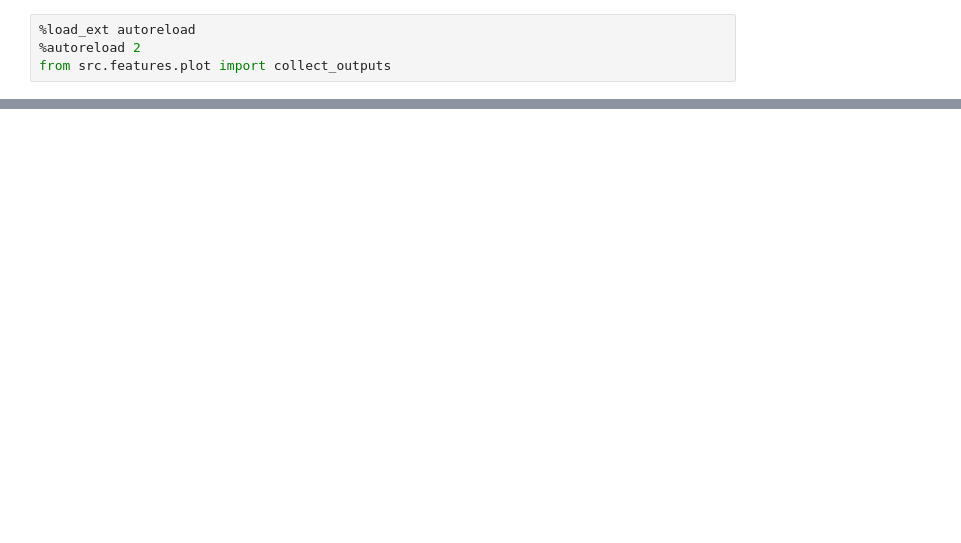
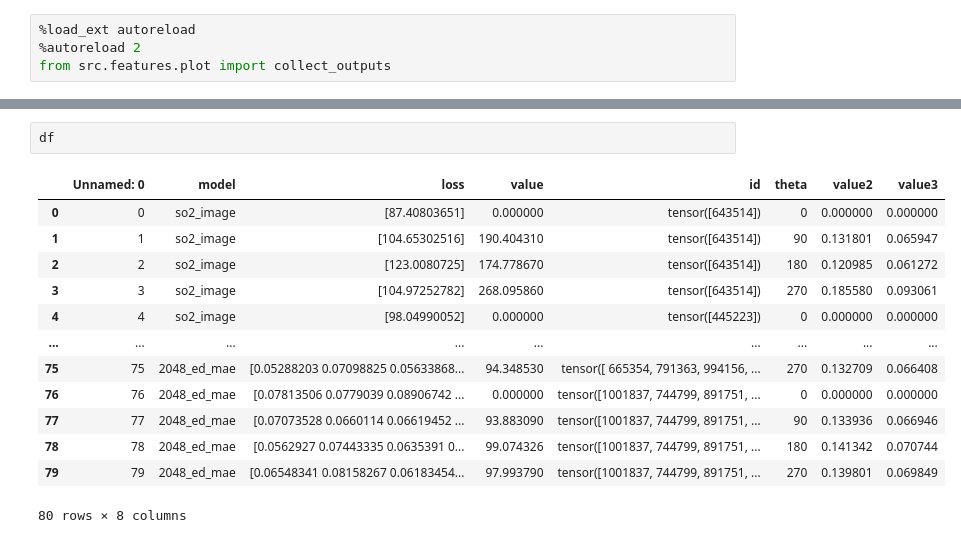
Before and after one commit to AllenCell/benchmarking_representations, a Jupyter notebook: notebooks/benchmarking_plot.ipynb, the cells around one changed output, grey strips where cells are left out. Saved outputs shown, nothing was run; the diff lists cells and outputs as text; blank space fills up the shorter version.

```diff
--- a/notebooks/benchmarking_plot.ipynb
+++ b/notebooks/benchmarking_plot.ipynb
@@ -41,0 +61,16 @@ plot(df, model_order, title)
+# %%
+df
+# %% [output]
+|  | Unnamed: 0 | model | loss | value | id | theta | value2 | value3 |
+| 0 | 0 | so2_image | [87.40803651] | 0.000000 | tensor([643514]) | 0 | 0.000000 | 0.000000 |
+| 1 | 1 | so2_image | [104.65302516] | 190.404310 | tensor([643514]) | 90 | 0.131801 | 0.065947 |
+| 2 | 2 | so2_image | [123.0080725] | 174.778670 | tensor([643514]) | 180 | 0.120985 | 0.061272 |
+| 3 | 3 | so2_image | [104.97252782] | 268.095860 | tensor([643514]) | 270 | 0.185580 | 0.093061 |
+| 4 | 4 | so2_image | [98.04990052] | 0.000000 | tensor([445223]) | 0 | 0.000000 | 0.000000 |
+| ... | ... | ... | ... | ... | ... | ... | ... | ... |
+| 75 | 75 | 2048_ed_mae | [0.05288203 0.07098825 0.05633868... | 94.348530 | tensor([ 665354, 791363, 994156, ... | 270 | 0.132709 | 0.066408 |
+| 76 | 76 | 2048_ed_mae | [0.07813506 0.0779039 0.08906742 ... | 0.000000 | tensor([1001837, 744799, 891751, ... | 0 | 0.000000 | 0.000000 |
+| 77 | 77 | 2048_ed_mae | [0.07073528 0.0660114 0.06619452 ... | 93.883090 | tensor([1001837, 744799, 891751, ... | 90 | 0.133936 | 0.066946 |
+| 78 | 78 | 2048_ed_mae | [0.0562927 0.07443335 0.0635391 0... | 99.074326 | tensor([1001837, 744799, 891751, ... | 180 | 0.141342 | 0.070744 |
+| 79 | 79 | 2048_ed_mae | [0.06548341 0.08158267 0.06183454... | 97.993790 | tensor([1001837, 744799, 891751, ... | 270 | 0.139801 | 0.069849 |
+80 rows × 8 columns
```
Also changed, not shown: parts of 6 cells of this notebook, 5 other files.
